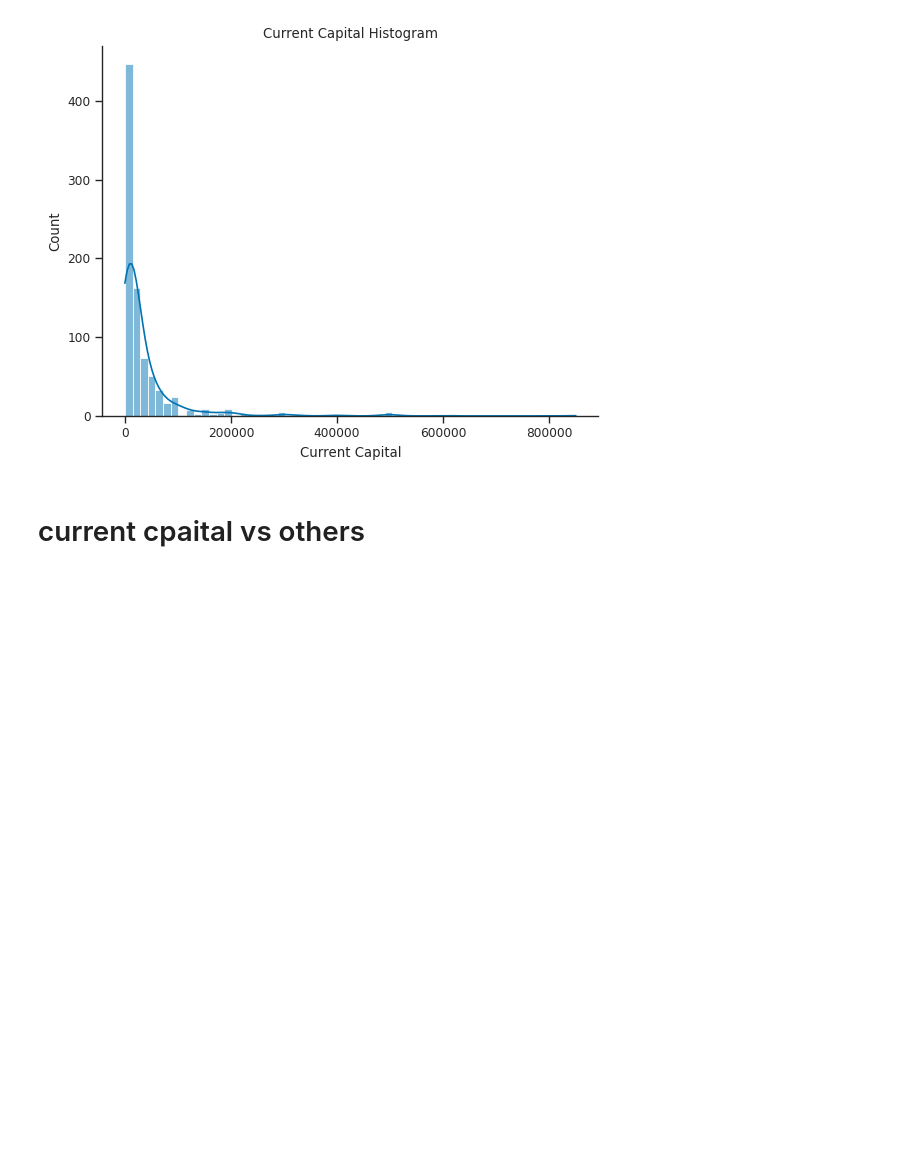
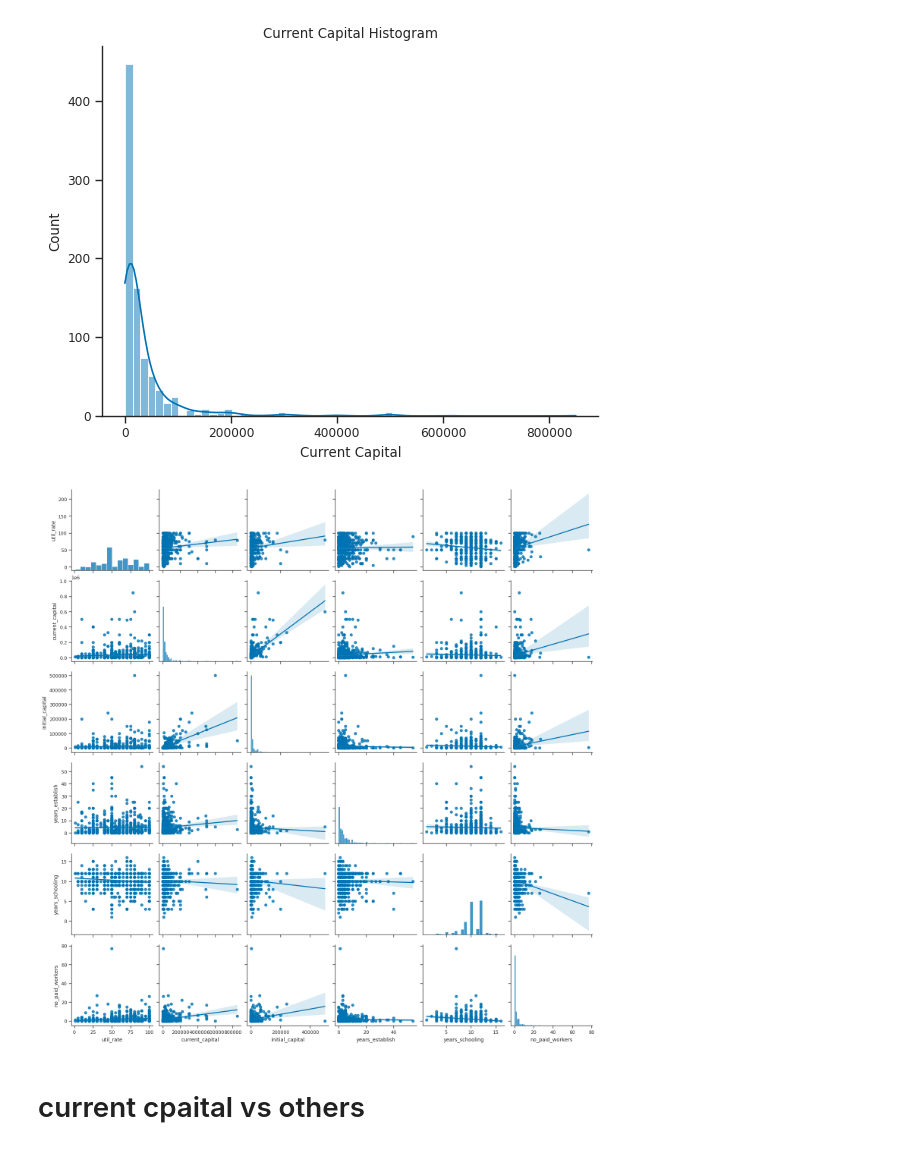
Before and after one commit to Natnael-Getahun/SME-regression, a Jupyter notebook: explore.ipynb, the cells around one changed output. Cells and saved outputs as stored; diff of their text form; code cells hidden in the pictures; blank space fills up the shorter version.

```diff
--- a/explore.ipynb
+++ b/explore.ipynb
@@ -114,6 +118,12 @@ sns.despine()
 plt.show()
 # %% [output]
 [figure]
+# %%
+sns.pairplot(data = data, kind="reg")
+sns.despine()
+plt.show()
+# %% [output]
+[figure, added]
 # %% [markdown]
 # current cpaital vs others
 # %% [markdown]
```
Also changed, not shown: parts of 37 cells of this notebook.
